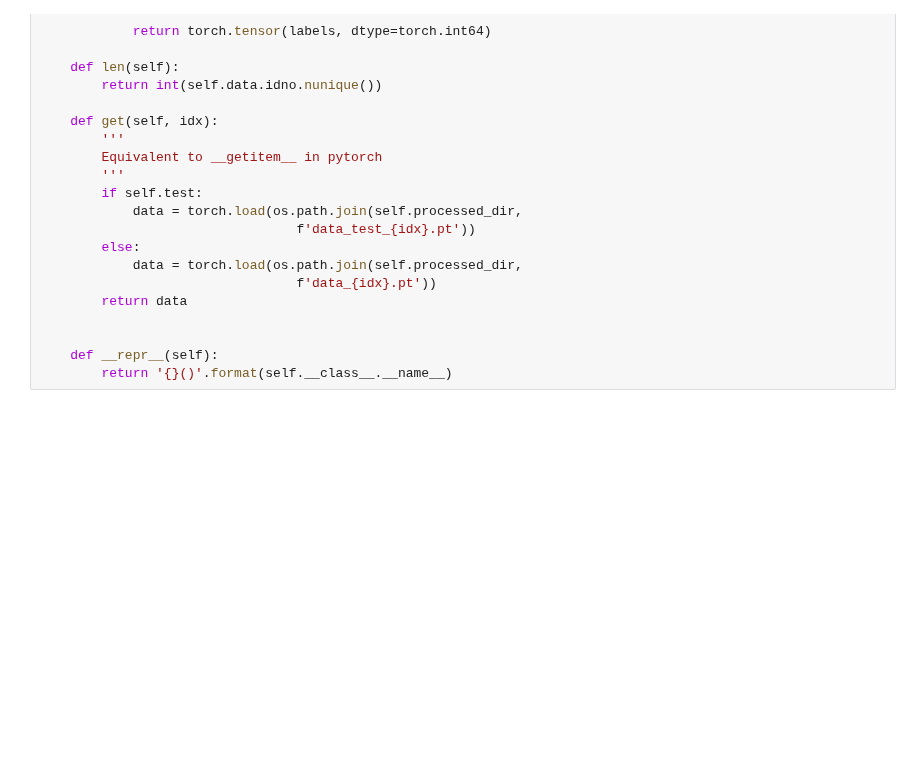
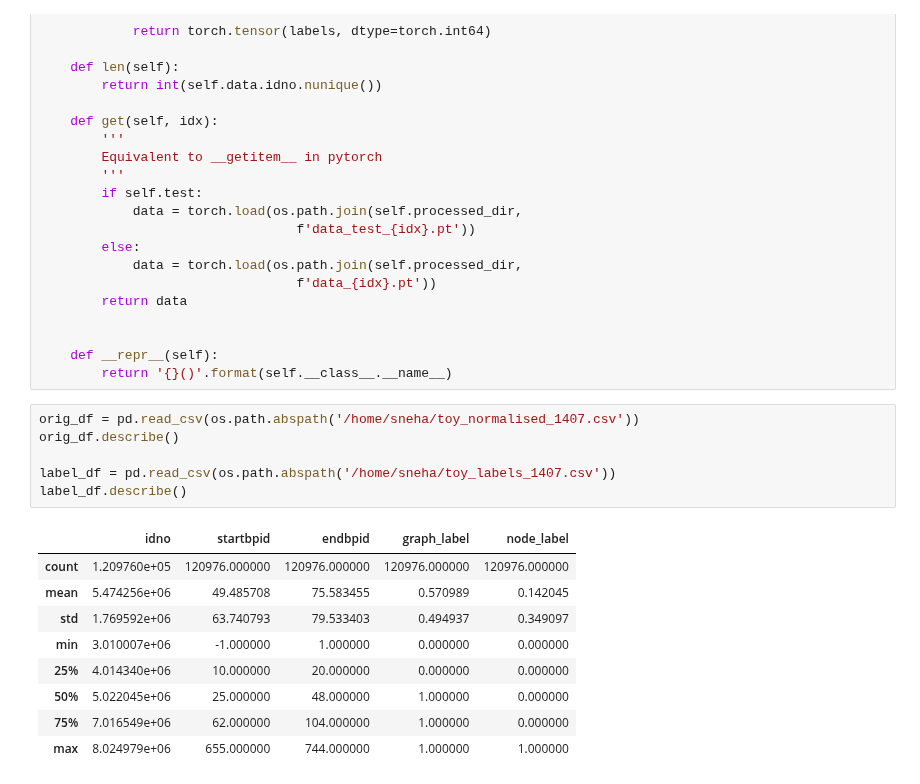
Before and after one commit to s-n-naik/airway_exploration, a Jupyter notebook: graph_networks/Graph Sage Pipeline.ipynb, the cells around one changed output. Cells and saved outputs as stored; diff of their text form; blank space fills up the shorter version.

```diff
--- a/graph_networks/Graph Sage Pipeline.ipynb
+++ b/graph_networks/Graph Sage Pipeline.ipynb
@@ -282,3 +282,19 @@ class CustomDatasetNode(torch_geometric.data.Dataset):
 
     def __repr__(self):
         return '{}()'.format(self.__class__.__name__)
+# %%
+orig_df = pd.read_csv(os.path.abspath('/home/sneha/toy_normalised_1407.csv'))
+orig_df.describe()
+
+label_df = pd.read_csv(os.path.abspath('/home/sneha/toy_labels_1407.csv'))
+label_df.describe()
+# %% [output]
+|  | idno | startbpid | endbpid | graph_label | node_label |
+| count | 1.209760e+05 | 120976.000000 | 120976.000000 | 120976.000000 | 120976.000000 |
+| mean | 5.474256e+06 | 49.485708 | 75.583455 | 0.570989 | 0.142045 |
+| std | 1.769592e+06 | 63.740793 | 79.533403 | 0.494937 | 0.349097 |
+| min | 3.010007e+06 | -1.000000 | 1.000000 | 0.000000 | 0.000000 |
+| 25% | 4.014340e+06 | 10.000000 | 20.000000 | 0.000000 | 0.000000 |
+| 50% | 5.022045e+06 | 25.000000 | 48.000000 | 1.000000 | 0.000000 |
+| 75% | 7.016549e+06 | 62.000000 | 104.000000 | 1.000000 | 0.000000 |
+| max | 8.024979e+06 | 655.000000 | 744.000000 | 1.000000 | 1.000000 |
```
Also changed, not shown: parts of 10 cells of this notebook, 1 other file.
